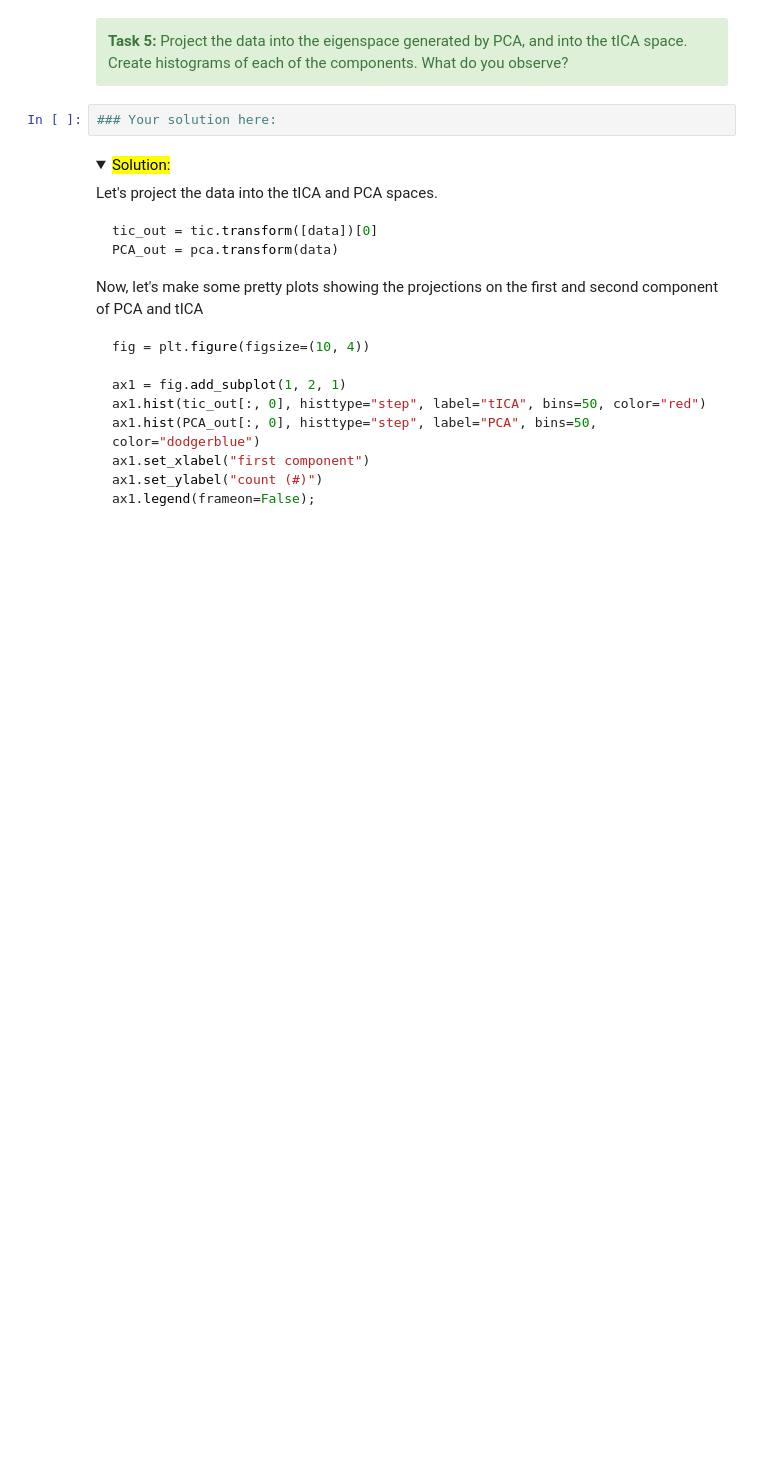
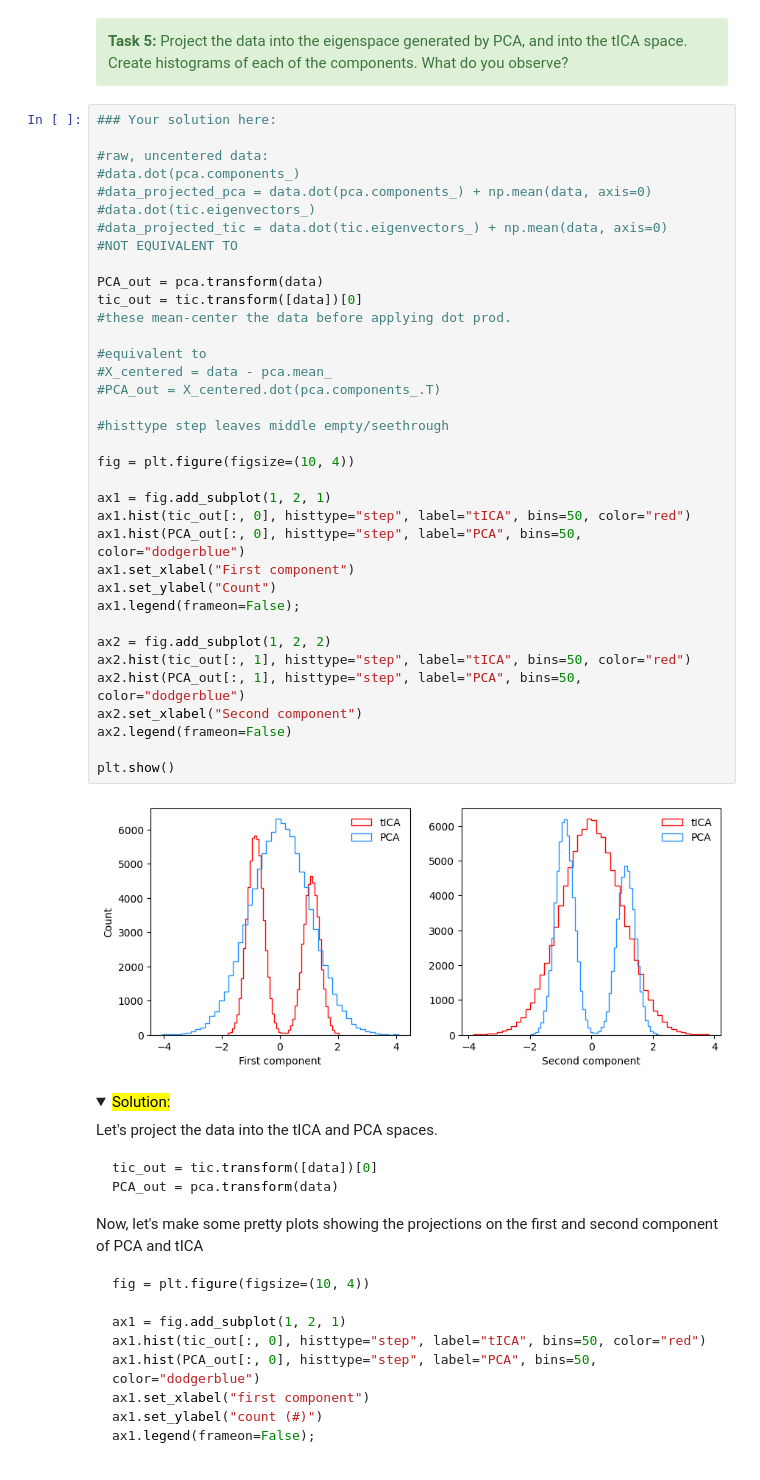
Before and after one commit to LadyLilyan/ML_chem, a Jupyter notebook: Workshops/workshop_02/01_dimensionality_reduction.ipynb, the cells around one changed output. Cells and saved outputs as stored; diff of their text form; folded sections open; blank space fills up the shorter version.

```diff
--- a/Workshops/workshop_02/01_dimensionality_reduction.ipynb
+++ b/Workshops/workshop_02/01_dimensionality_reduction.ipynb
@@ -517,8 +561,44 @@ Dimensionality reduction techniques enable us to identify suitable ways of proje
 # %% [markdown]
 <div class="alert alert-success">
 <b>Task 5: </b>Project the data into the eigenspace generated by PCA, and into the tICA space. Create histograms of each of the components. What do you observe? </div>
-# %%
-### Your solution here:
+# %%
+### Your solution here:
+
+#raw, uncentered data:
+#data.dot(pca.components_)
+#data_projected_pca = data.dot(pca.components_) + np.mean(data, axis=0)
+#data.dot(tic.eigenvectors_)
+#data_projected_tic = data.dot(tic.eigenvectors_) + np.mean(data, axis=0)
+#NOT EQUIVALENT TO
+
+PCA_out = pca.transform(data)
+tic_out = tic.transform([data])[0]
+#these mean-center the data before applying dot prod.
+
+#equivalent to
+#X_centered = data - pca.mean_
+#PCA_out = X_centered.dot(pca.components_.T)
+
+#histtype step leaves middle empty/seethrough
+
+fig = plt.figure(figsize=(10, 4))
+
+ax1 = fig.add_subplot(1, 2, 1)
+ax1.hist(tic_out[:, 0], histtype="step", label="tICA", bins=50, color="red")
+ax1.hist(PCA_out[:, 0], histtype="step", label="PCA", bins=50, color="dodgerblue")
+ax1.set_xlabel("First component")
+ax1.set_ylabel("Count")
+ax1.legend(frameon=False);
+
+ax2 = fig.add_subplot(1, 2, 2)
+ax2.hist(tic_out[:, 1], histtype="step", label="tICA", bins=50, color="red")
+ax2.hist(PCA_out[:, 1], histtype="step", label="PCA", bins=50, color="dodgerblue")
+ax2.set_xlabel("Second component")
+ax2.legend(frameon=False)
+
+plt.show()
+# %% [output]
+[figure, added]
 # %% [markdown]
 <details>
 <summary> <mark> Solution: </mark> </summary>
```
Also changed, not shown: parts of 8 cells of this notebook.
